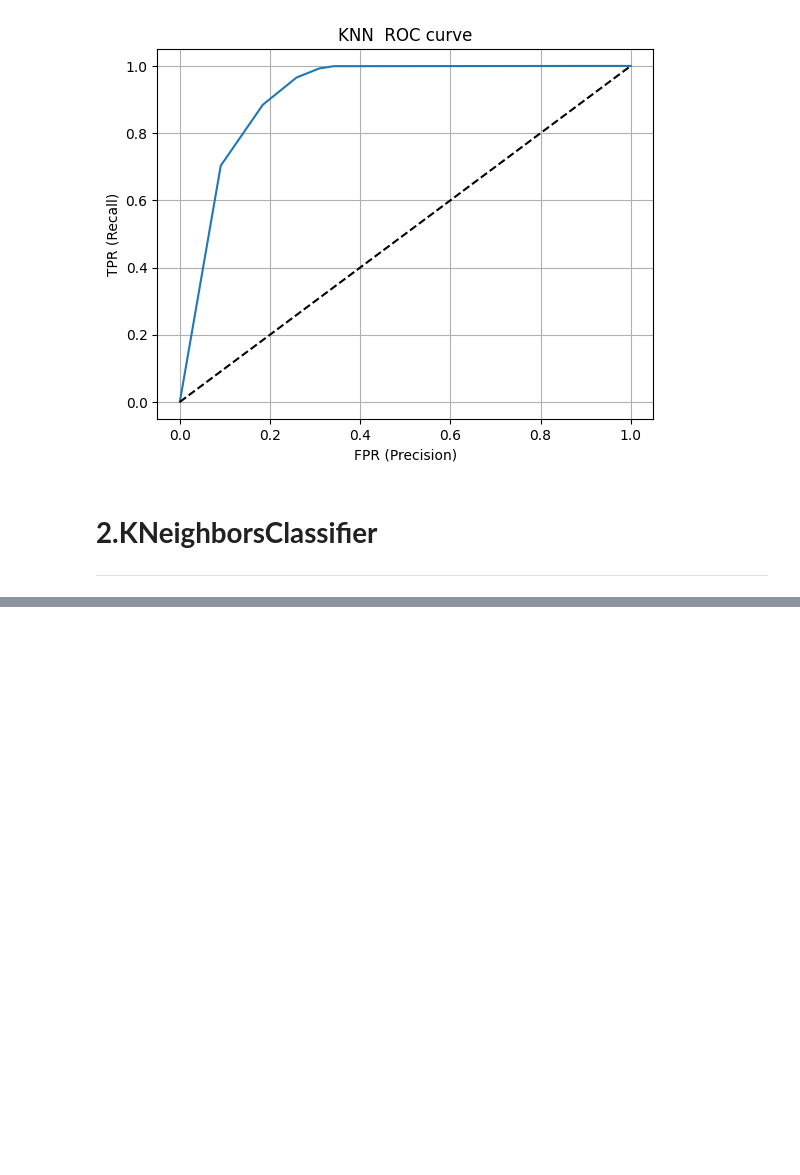
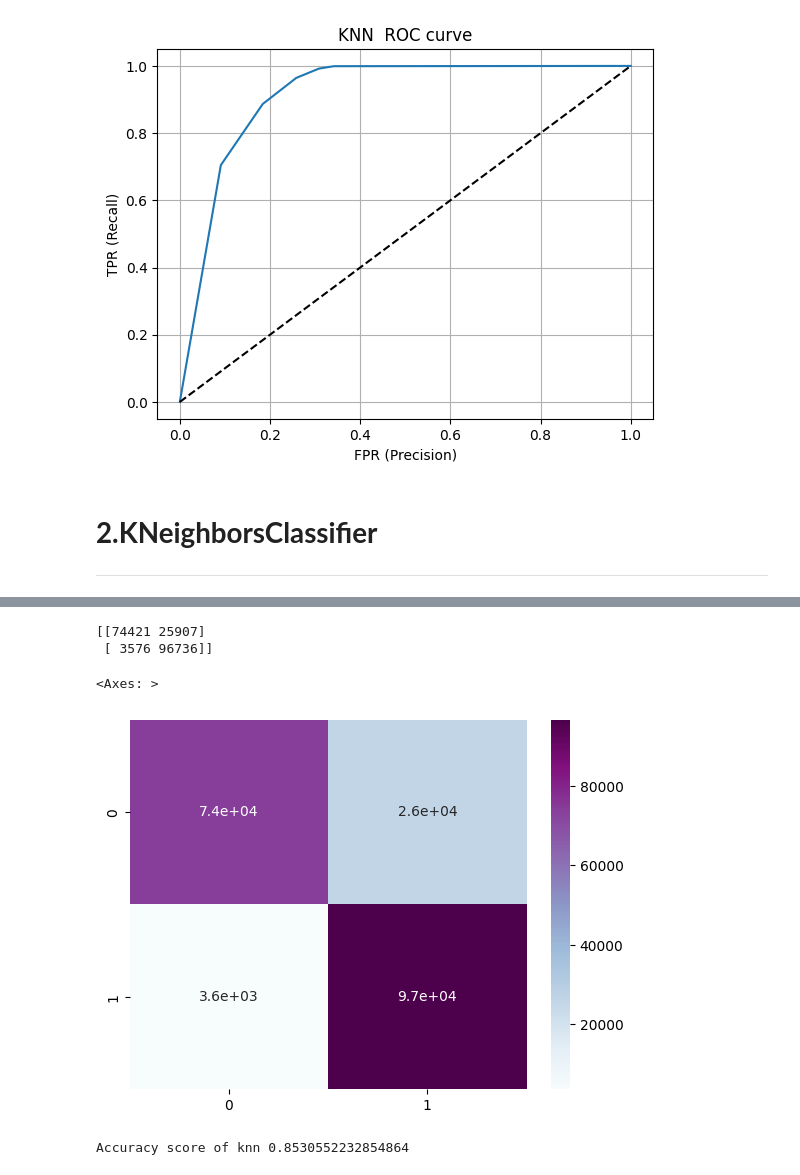
Before and after one commit to tousif99/Copy_of_HEALTH_INSURANCE_CROSS_SELL_PREDICTION, a Jupyter notebook: Copy_of_HEALTH_INSURANCE_CROSS_SELL_PREDICTION.ipynb, the cells around one changed output, grey strips where cells are left out. Saved outputs shown, nothing was run; the diff lists cells and outputs as text; code cells hidden in the pictures; blank space fills up the shorter version.

```diff
--- a/Copy_of_HEALTH_INSURANCE_CROSS_SELL_PREDICTION.ipynb
+++ b/Copy_of_HEALTH_INSURANCE_CROSS_SELL_PREDICTION.ipynb
@@ -744,0 +750,13 @@ print(confusion_matrix(y_test,pred))
+# %%
+cm = confusion_matrix(y_test,pred)
+print(cm)
+sns.heatmap(cm,annot=True,cmap='BuPu')
+# %% [output]
+[[74421 25907]
+ [ 3576 96736]]
+<Axes: >
+[figure, added]
+# %%
+print('Accuracy score of knn',accuracy_score(y_test,pred))
+# %% [output]
+Accuracy score of knn 0.8530552232854864
```
Also changed, not shown: parts of 49 cells of this notebook.
